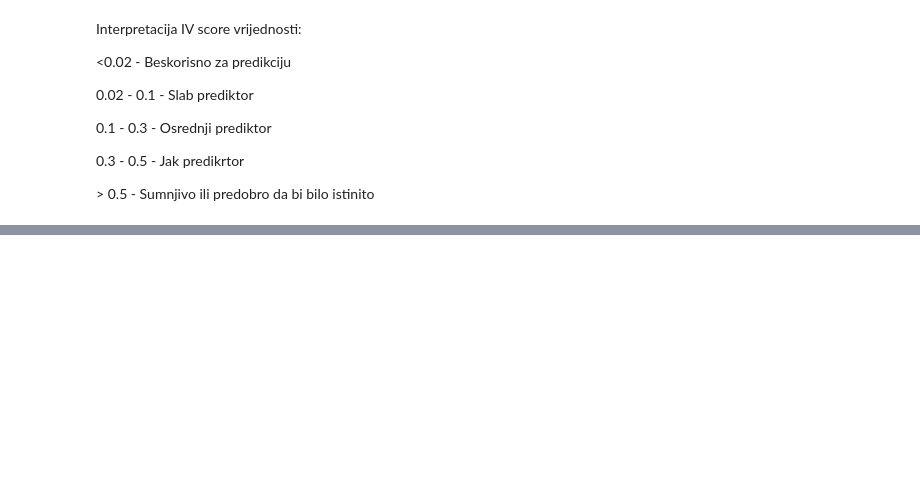
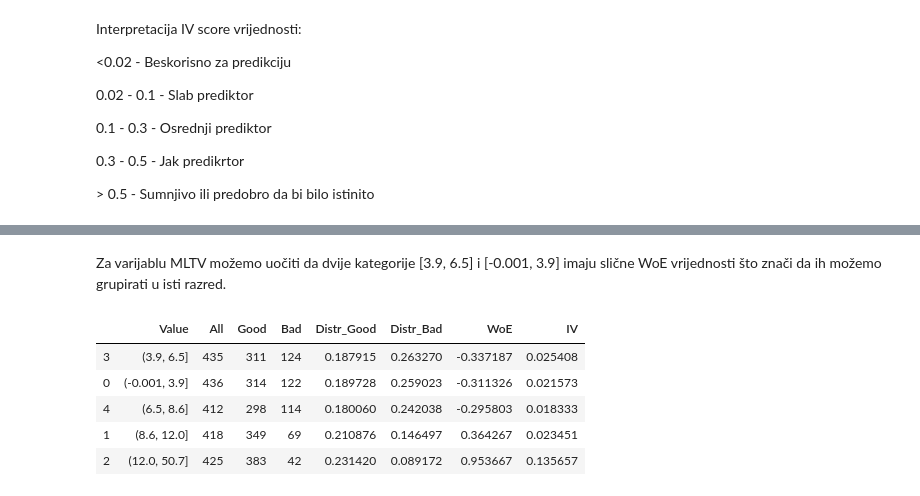
Before and after one commit to mleontenko/nosql-bda, a Jupyter notebook: ctg.ipynb, the cells around one changed output, grey strips where cells are left out. Saved outputs shown, nothing was run; the diff lists cells and outputs as text; code cells hidden in the pictures; blank space fills up the shorter version.

```diff
--- a/ctg.ipynb
+++ b/ctg.ipynb
@@ -607,0 +601,13 @@ for col in woe_list:
+# %% [markdown]
+Za varijablu MLTV možemo uočiti da dvije kategorije [3.9, 6.5] i [-0.001, 3.9] imaju slične WoE vrijednosti što znači da ih možemo grupirati u isti razred.
+# %%
+# izrada dataframea koji sadrži woe i iv vrijednosti za varijablu MLTV
+df_MLTV, iv = calculate_woe_iv(df1, 'MLTV', 'NSP')
+df_MLTV
+# %% [output]
+|  | Value | All | Good | Bad | Distr_Good | Distr_Bad | WoE | IV |
+| 3 | (3.9, 6.5] | 435 | 311 | 124 | 0.187915 | 0.263270 | -0.337187 | 0.025408 |
+| 0 | (-0.001, 3.9] | 436 | 314 | 122 | 0.189728 | 0.259023 | -0.311326 | 0.021573 |
+| 4 | (6.5, 8.6] | 412 | 298 | 114 | 0.180060 | 0.242038 | -0.295803 | 0.018333 |
+| 1 | (8.6, 12.0] | 418 | 349 | 69 | 0.210876 | 0.146497 | 0.364267 | 0.023451 |
+| 2 | (12.0, 50.7] | 425 | 383 | 42 | 0.231420 | 0.089172 | 0.953667 | 0.135657 |
```
Also changed, not shown: parts of 11 cells of this notebook.
